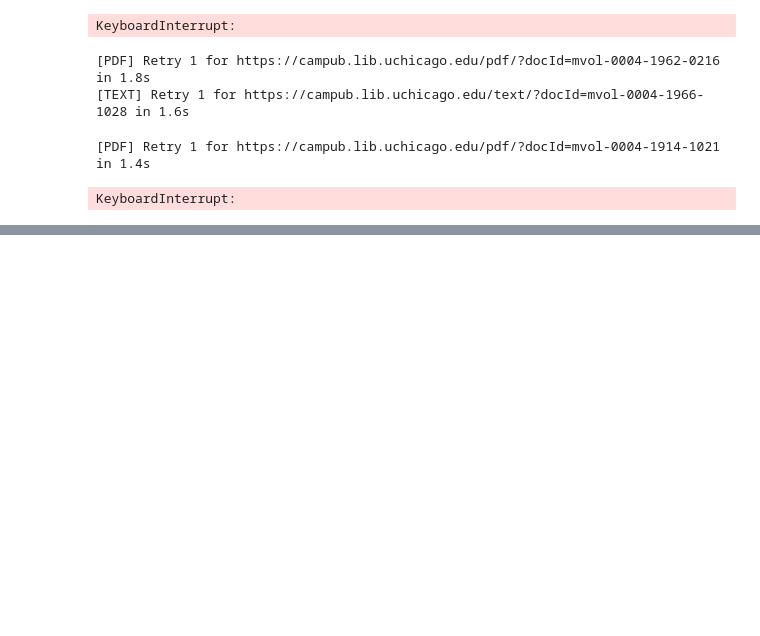
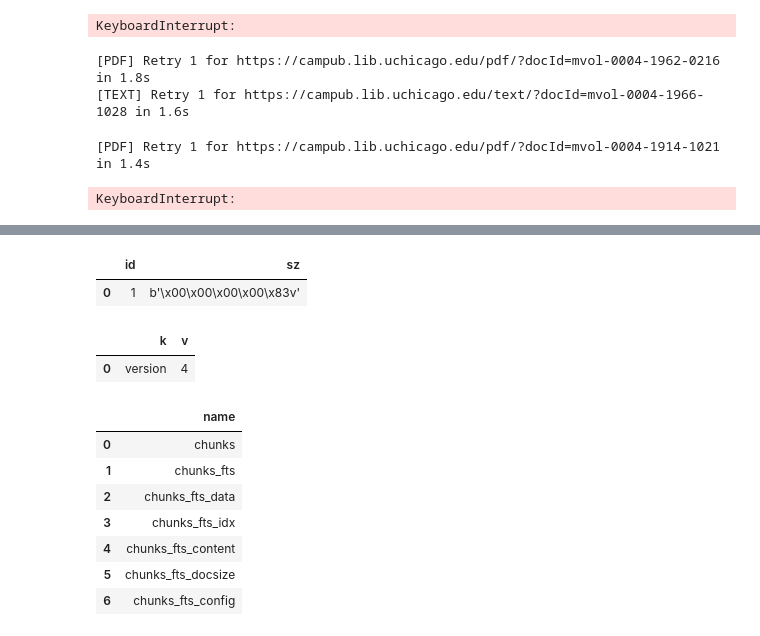
Before and after one commit to atisor73/ask-maroon, a Jupyter notebook: data_pipeline/scraper.ipynb, the cells around one changed output, grey strips where cells are left out. Saved outputs shown, nothing was run; the diff lists cells and outputs as text; code cells hidden in the pictures; blank space fills up the shorter version.

```diff
--- a/scraper.ipynb
+++ b/data_pipeline/scraper.ipynb
@@ -476,0 +555,21 @@ with open("failed_downloads.json", "w") as f:
+# %%
+df_sql_5.head(1)
+# %% [output]
+|  | id | sz |
+| 0 | 1 | b'\x00\x00\x00\x00\x83v' |
+# %%
+df_sql_6
+# %% [output]
+|  | k | v |
+| 0 | version | 4 |
+# %%
+tables
+# %% [output]
+|  | name |
+| 0 | chunks |
+| 1 | chunks_fts |
+| 2 | chunks_fts_data |
+| 3 | chunks_fts_idx |
+| 4 | chunks_fts_content |
+| 5 | chunks_fts_docsize |
+| 6 | chunks_fts_config |
```
Also changed, not shown: parts of 13 cells of this notebook, 18 other files.
